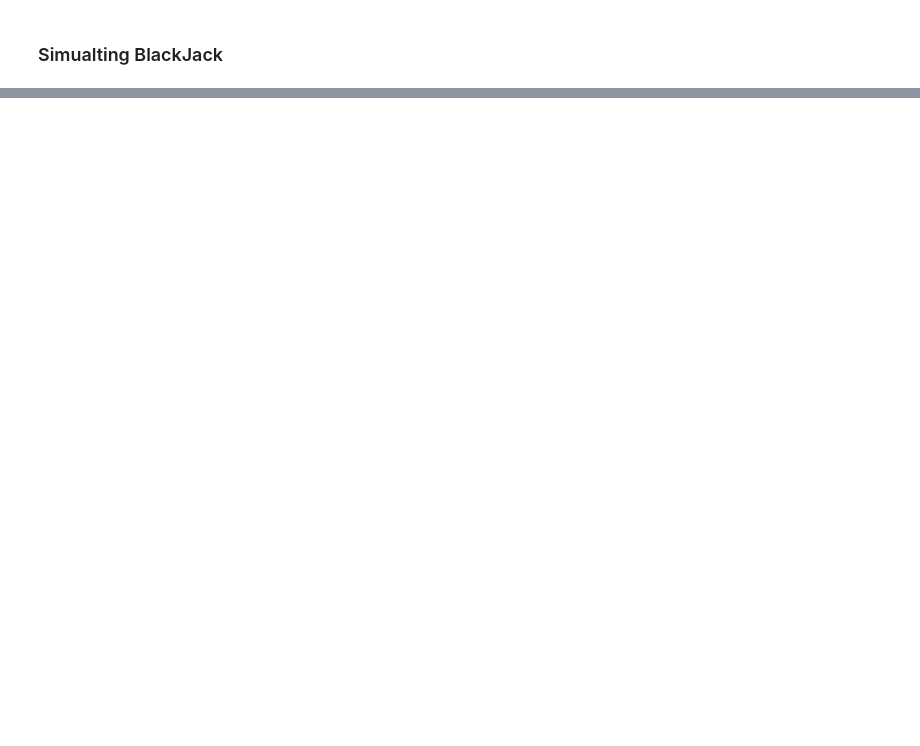
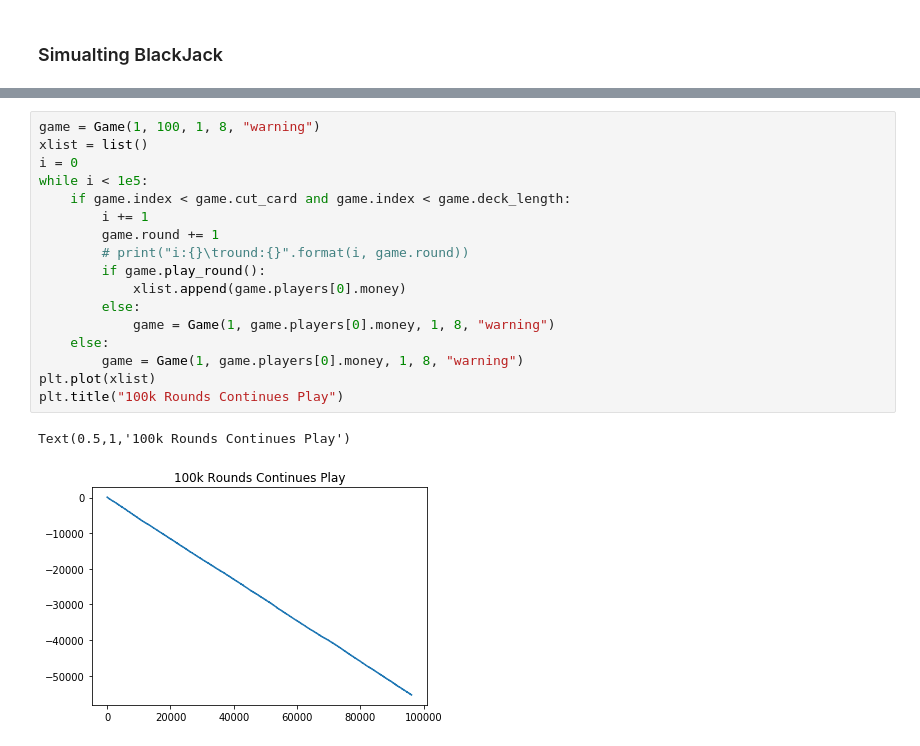
Before and after one commit to burakonal89/blackjack, a Jupyter notebook: blackjack.ipynb, the cells around one changed output, grey strips where cells are left out. Cells and saved outputs as stored; diff of their text form; blank space fills up the shorter version.

```diff
--- a/blackjack.ipynb
+++ b/blackjack.ipynb
@@ -26,0 +45,20 @@ plt.plot(xlist)
+# %%
+game = Game(1, 100, 1, 8, "warning")
+xlist = list()
+i = 0
+while i < 1e5:
+    if game.index < game.cut_card and game.index < game.deck_length:
+        i += 1
+        game.round += 1
+        # print("i:{}\tround:{}".format(i, game.round))
+        if game.play_round():
+            xlist.append(game.players[0].money)
+        else:
+            game = Game(1, game.players[0].money, 1, 8, "warning")
+    else:
+        game = Game(1, game.players[0].money, 1, 8, "warning")
+plt.plot(xlist)
+plt.title("100k Rounds Continues Play")
+# %% [output]
+Text(0.5,1,'100k Rounds Continues Play')
+[figure, added]
```
Also changed, not shown: parts of 4 cells of this notebook, 7 other files.
